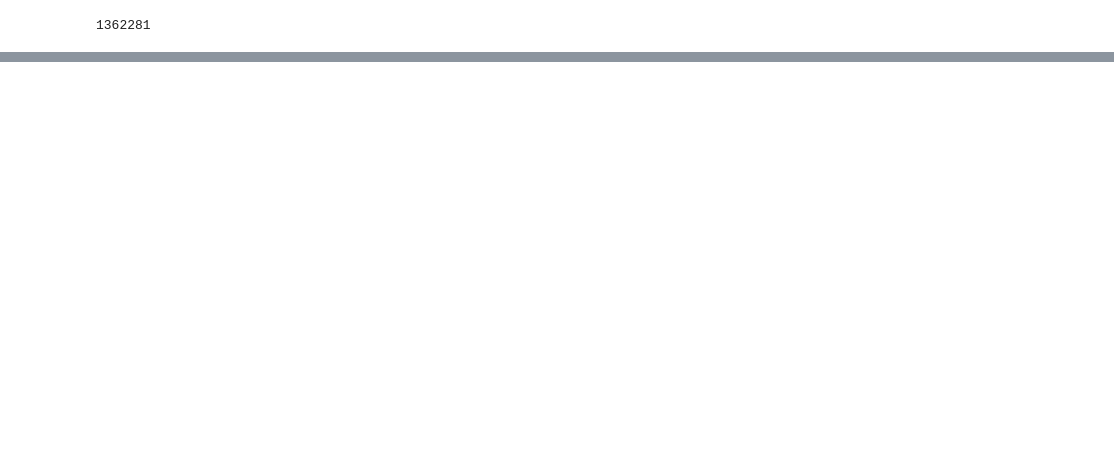
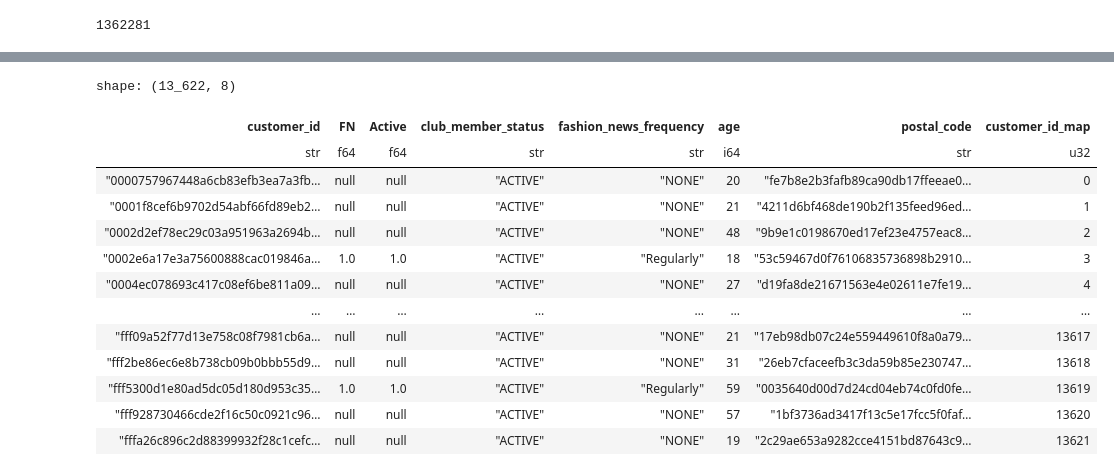
Before and after one commit to milymilek/retail-recommender-system, a Jupyter notebook: notebooks/sparsify_dataset.ipynb, the cells around one changed output, grey strips where cells are left out. Saved outputs shown, nothing was run; the diff lists cells and outputs as text; code cells hidden in the pictures; blank space fills up the shorter version.

```diff
--- a/notebooks/sparsify_dataset.ipynb
+++ b/notebooks/sparsify_dataset.ipynb
@@ -86,0 +89,11 @@ relations_filtered.write_parquet(".data/hm/intermediate/frac_0_01/relations.parq
+# %%
+users_filtered = users.join(relations_filtered.select("customer_id").unique(), on="customer_id", how="inner").drop("customer_id_map")
+items_filtered = items.join(relations_filtered.select("article_id").unique(), on="article_id", how="inner")
+# %%
+users_filtered = users_filtered.with_columns(customer_id_map=pl.col("customer_id").cast(pl.Categorical).to_physical())
+items_filtered = items_filtered.with_columns(article_id_map=pl.col("article_id").cast(pl.String).cast(pl.Categorical).to_physical())
+
+users_id_map = users_filtered.select("customer_id", "customer_id_map").unique()
+articles_id_map = items_filtered.select("article_id", "article_id_map").unique()
+for c, id_map in zip(["customer_id", "article_id"], [users_id_map, articles_id_map]):
+    id_map.write_parquet(f".data/hm/intermediate/frac_0_01/{c}_map.parquet")
@@ -86,0 +127,17 @@ relations_filtered.write_parquet(".data/hm/intermediate/frac_0_01/relations.parq
+# %%
+users_filtered
+# %% [output]
+shape: (13_622, 8)
+| customer_id | FN | Active | club_member_status | fashion_news_frequency | age | postal_code | customer_id_map |
+| str | f64 | f64 | str | str | i64 | str | u32 |
+| "0000757967448a6cb83efb3ea7a3fb… | null | null | "ACTIVE" | "NONE" | 20 | "fe7b8e2b3fafb89ca90db17ffeeae0… | 0 |
+| "0001f8cef6b9702d54abf66fd89eb2… | null | null | "ACTIVE" | "NONE" | 21 | "4211d6bf468de190b2f135feed96ed… | 1 |
+| "0002d2ef78ec29c03a951963a2694b… | null | null | "ACTIVE" | "NONE" | 48 | "9b9e1c0198670ed17ef23e4757eac8… | 2 |
+| "0002e6a17e3a75600888cac019846a… | 1.0 | 1.0 | "ACTIVE" | "Regularly" | 18 | "53c59467d0f76106835736898b2910… | 3 |
+| "0004ec078693c417c08ef6be811a09… | null | null | "ACTIVE" | "NONE" | 27 | "d19fa8de21671563e4e02611e7fe19… | 4 |
+| … | … | … | … | … | … | … | … |
+| "fff09a52f77d13e758c08f7981cb6a… | null | null | "ACTIVE" | "NONE" | 21 | "17eb98db07c24e559449610f8a0a79… | 13617 |
+| "fff2be86ec6e8b738cb09b0bbb55d9… | null | null | "ACTIVE" | "NONE" | 31 | "26eb7cfaceefb3c3da59b85e230747… | 13618 |
+| "fff5300d1e80ad5dc05d180d953c35… | 1.0 | 1.0 | "ACTIVE" | "Regularly" | 59 | "0035640d00d7d24cd04eb74c0fd0fe… | 13619 |
+| "fff928730466cde2f16c50c0921c96… | null | null | "ACTIVE" | "NONE" | 57 | "1bf3736ad3417f13c5e17fcc5f0faf… | 13620 |
+| "fffa26c896c2d88399932f28c1cefc… | null | null | "ACTIVE" | "NONE" | 19 | "2c29ae653a9282cce4151bd87643c9… | 13621 |
```
Also changed, not shown: parts of 8 cells of this notebook, 12 other files.
